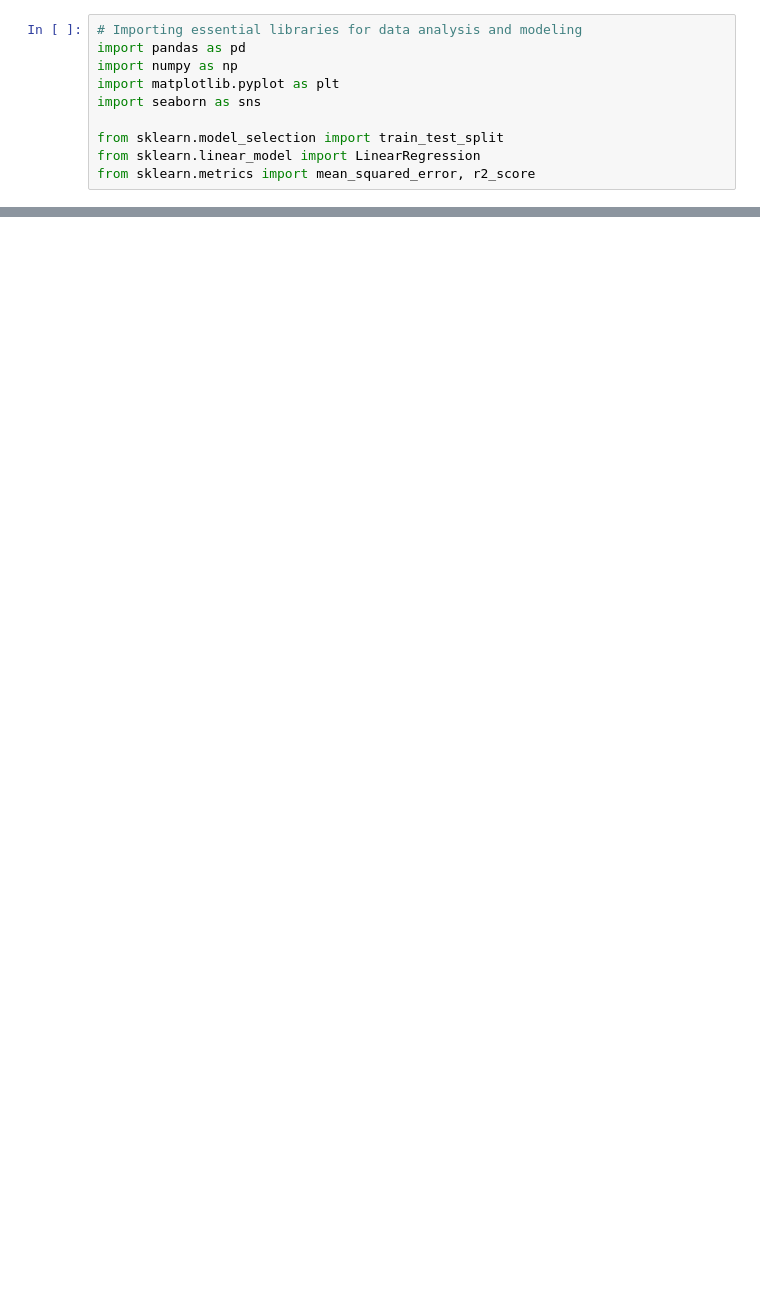
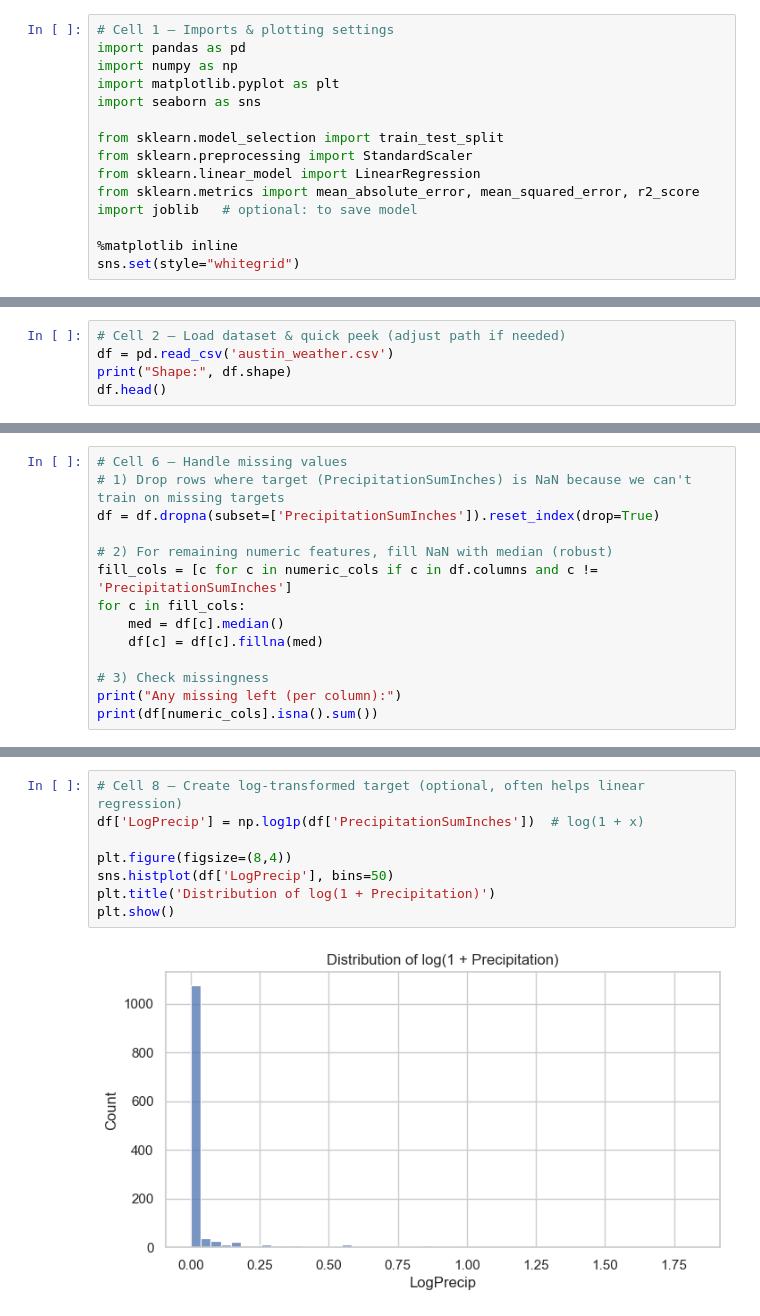
Before and after one commit to shripawar334/Assignments, a Jupyter notebook: assignment-6.ipynb, the cells around one changed output, grey strips where cells are left out. Saved outputs shown, nothing was run; the diff lists cells and outputs as text; blank space fills up the shorter version.

```diff
--- a/assignment-6.ipynb
+++ b/assignment-6.ipynb
@@ -1,10 +1,15 @@
 # %%
-# Importing essential libraries for data analysis and modeling
+# Cell 1 — Imports & plotting settings
 import pandas as pd
 import numpy as np
 import matplotlib.pyplot as plt
 import seaborn as sns
 
 from sklearn.model_selection import train_test_split
+from sklearn.preprocessing import StandardScaler
 from sklearn.linear_model import LinearRegression
-from sklearn.metrics import mean_squared_error, r2_score
+from sklearn.metrics import mean_absolute_error, mean_squared_error, r2_score
+import joblib   # optional: to save model
+
+%matplotlib inline
+sns.set(style="whitegrid")
@@ -65,0 +16,5 @@ dtype: int64
+# %%
+# Cell 2 — Load dataset & quick peek (adjust path if needed)
+df = pd.read_csv('austin_weather.csv')
+print("Shape:", df.shape)
+df.head()
@@ -65,0 +128,14 @@ dtype: int64
+# %%
+# Cell 6 — Handle missing values
+# 1) Drop rows where target (PrecipitationSumInches) is NaN because we can't train on missing targets
+df = df.dropna(subset=['PrecipitationSumInches']).reset_index(drop=True)
+
+# 2) For remaining numeric features, fill NaN with median (robust)
+fill_cols = [c for c in numeric_cols if c in df.columns and c != 'PrecipitationSumInches']
+for c in fill_cols:
+    med = df[c].median()
+    df[c] = df[c].fillna(med)
+
+# 3) Check missingness
+print("Any missing left (per column):")
+print(df[numeric_cols].isna().sum())
@@ -65,0 +186,10 @@ dtype: int64
+# %%
+# Cell 8 — Create log-transformed target (optional, often helps linear regression)
+df['LogPrecip'] = np.log1p(df['PrecipitationSumInches'])  # log(1 + x)
+
+plt.figure(figsize=(8,4))
+sns.histplot(df['LogPrecip'], bins=50)
+plt.title('Distribution of log(1 + Precipitation)')
+plt.show()
+# %% [output]
+[figure, added]
```
Also changed, not shown: parts of 27 cells of this notebook, 1 other file.
